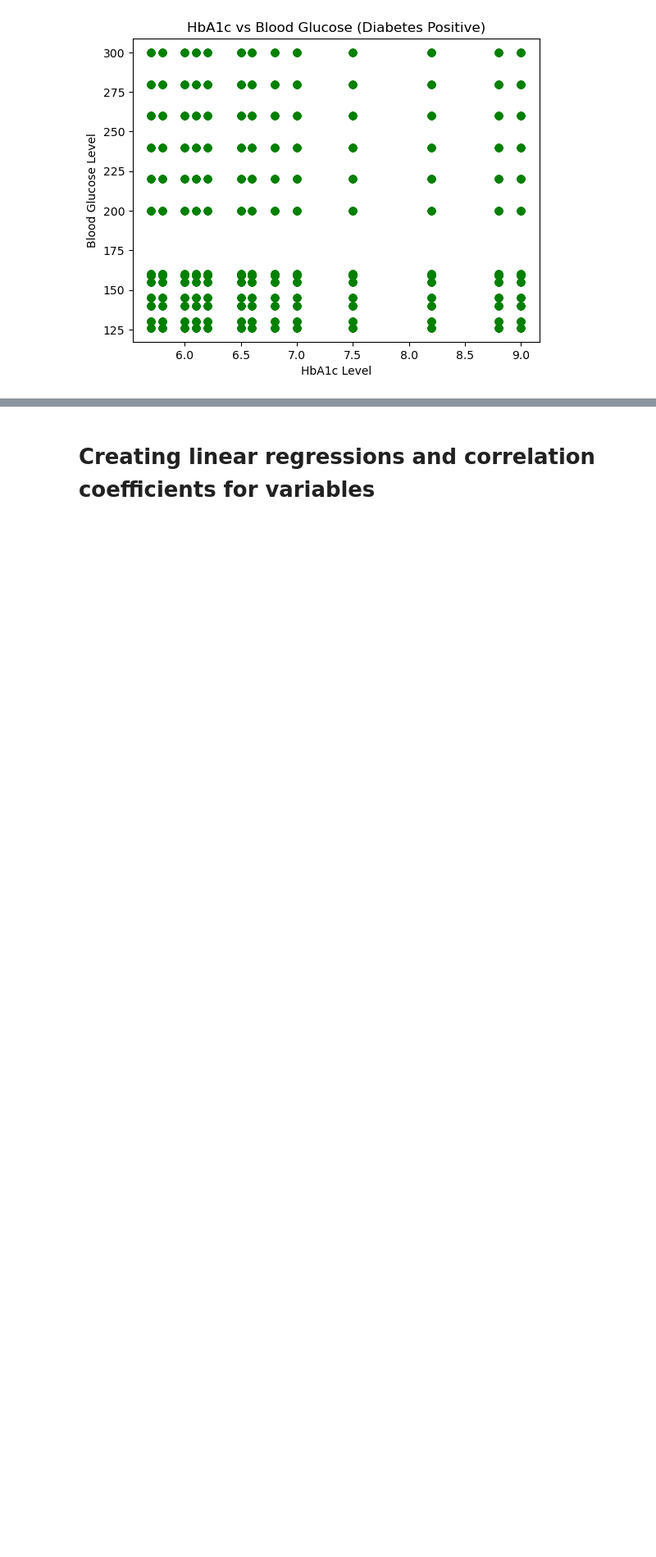
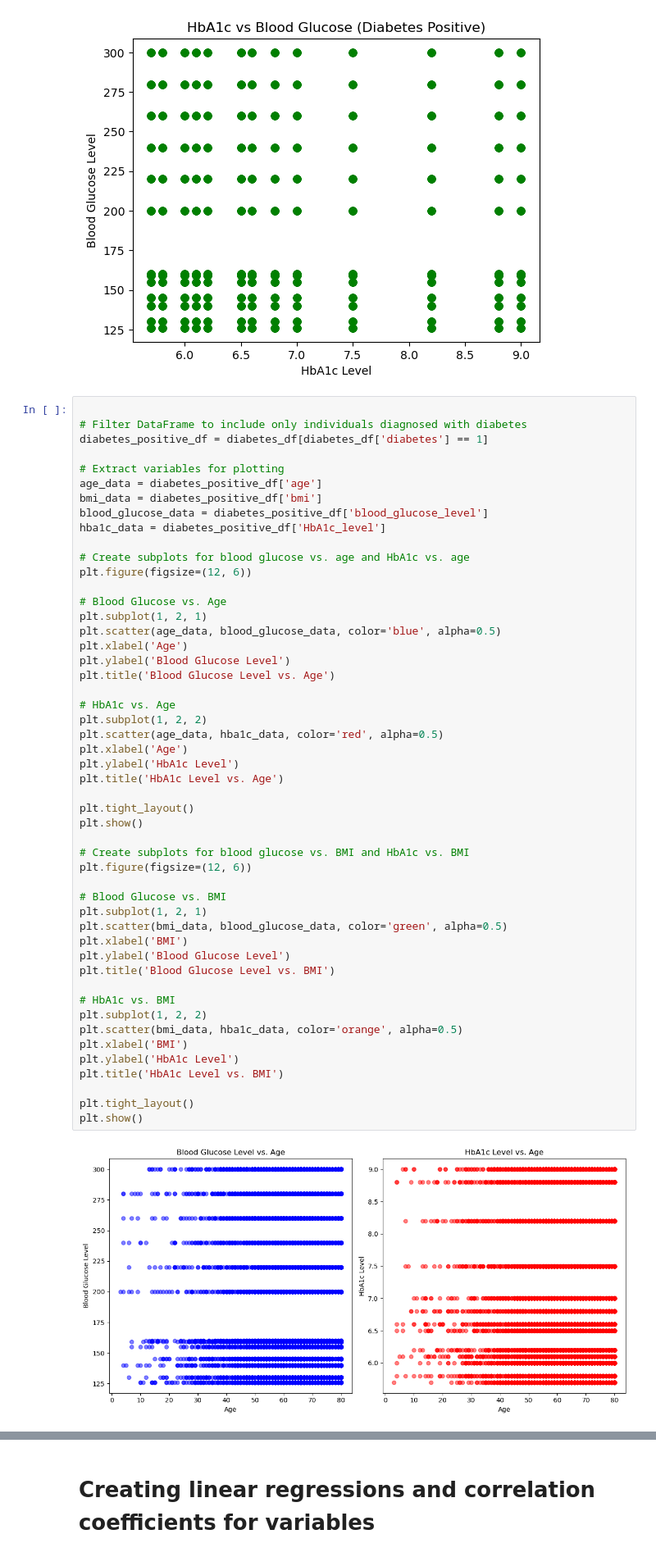
Before and after one commit to paulettepetracco/diabetes_predictive_analysis, a Jupyter notebook: diabetes_analysis.ipynb, the cells around one changed output, grey strips where cells are left out. Shown at 82% size. Saved outputs shown, nothing was run; the diff lists cells and outputs as text; blank space fills up the shorter version.

```diff
--- a/diabetes_analysis.ipynb
+++ b/diabetes_analysis.ipynb
@@ -244,3 +246,55 @@ plt.show()
 [figure]
 [figure]
 [figure]
+# %%
+
+# Filter DataFrame to include only individuals diagnosed with diabetes
+diabetes_positive_df = diabetes_df[diabetes_df['diabetes'] == 1]
+
+# Extract variables for plotting
+age_data = diabetes_positive_df['age']
+bmi_data = diabetes_positive_df['bmi']
+blood_glucose_data = diabetes_positive_df['blood_glucose_level']
+hba1c_data = diabetes_positive_df['HbA1c_level']
+
+# Create subplots for blood glucose vs. age and HbA1c vs. age
+plt.figure(figsize=(12, 6))
+
+# Blood Glucose vs. Age
+plt.subplot(1, 2, 1)
+plt.scatter(age_data, blood_glucose_data, color='blue', alpha=0.5)
+plt.xlabel('Age')
+plt.ylabel('Blood Glucose Level')
+plt.title('Blood Glucose Level vs. Age')
+
+# HbA1c vs. Age
+plt.subplot(1, 2, 2)
+plt.scatter(age_data, hba1c_data, color='red', alpha=0.5)
+plt.xlabel('Age')
+plt.ylabel('HbA1c Level')
+plt.title('HbA1c Level vs. Age')
+
+plt.tight_layout()
+plt.show()
+
+# Create subplots for blood glucose vs. BMI and HbA1c vs. BMI
+plt.figure(figsize=(12, 6))
+
+# Blood Glucose vs. BMI
+plt.subplot(1, 2, 1)
+plt.scatter(bmi_data, blood_glucose_data, color='green', alpha=0.5)
+plt.xlabel('BMI')
+plt.ylabel('Blood Glucose Level')
+plt.title('Blood Glucose Level vs. BMI')
+
+# HbA1c vs. BMI
+plt.subplot(1, 2, 2)
+plt.scatter(bmi_data, hba1c_data, color='orange', alpha=0.5)
+plt.xlabel('BMI')
+plt.ylabel('HbA1c Level')
+plt.title('HbA1c Level vs. BMI')
+
+plt.tight_layout()
+plt.show()
+# %% [output]
+[figure, added]
```
Also changed, not shown: parts of 8 cells of this notebook.
